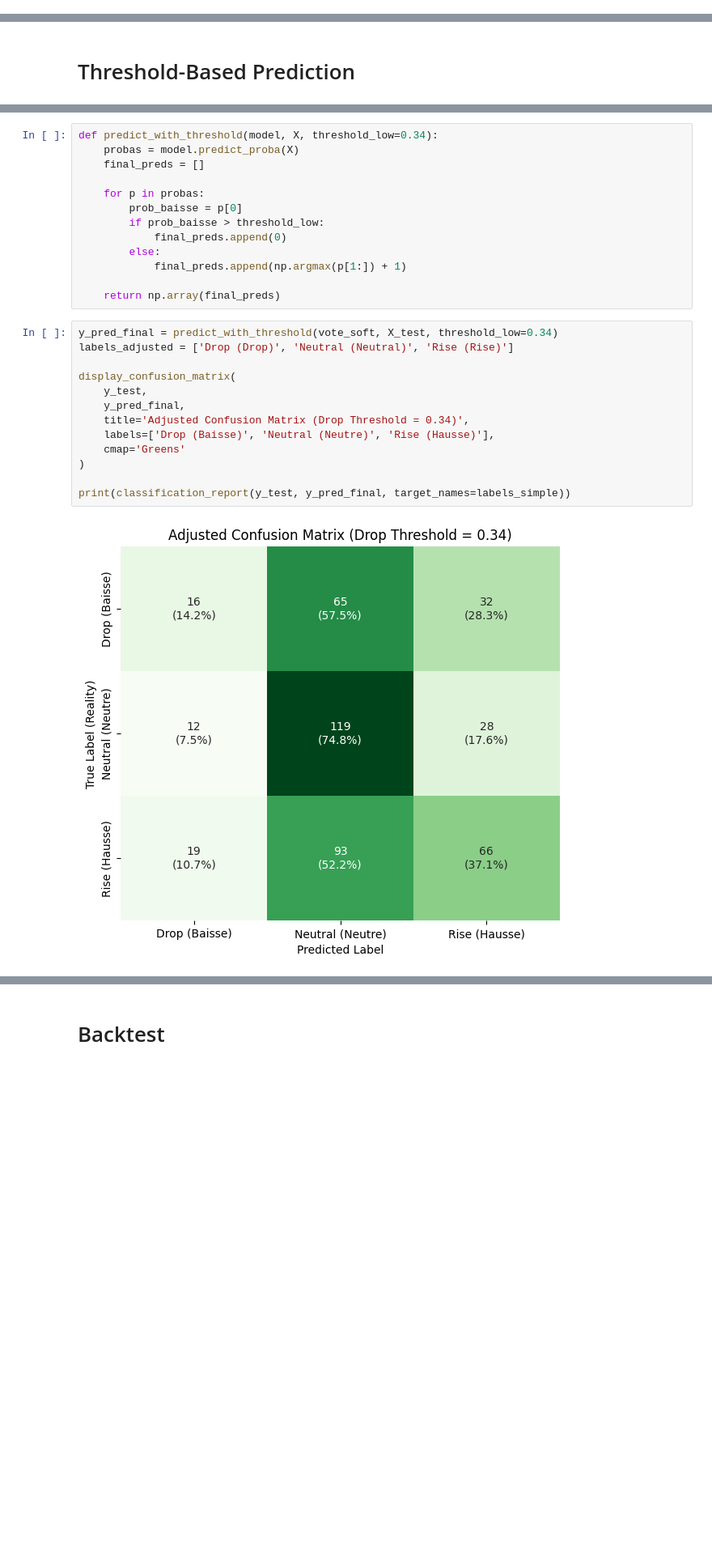
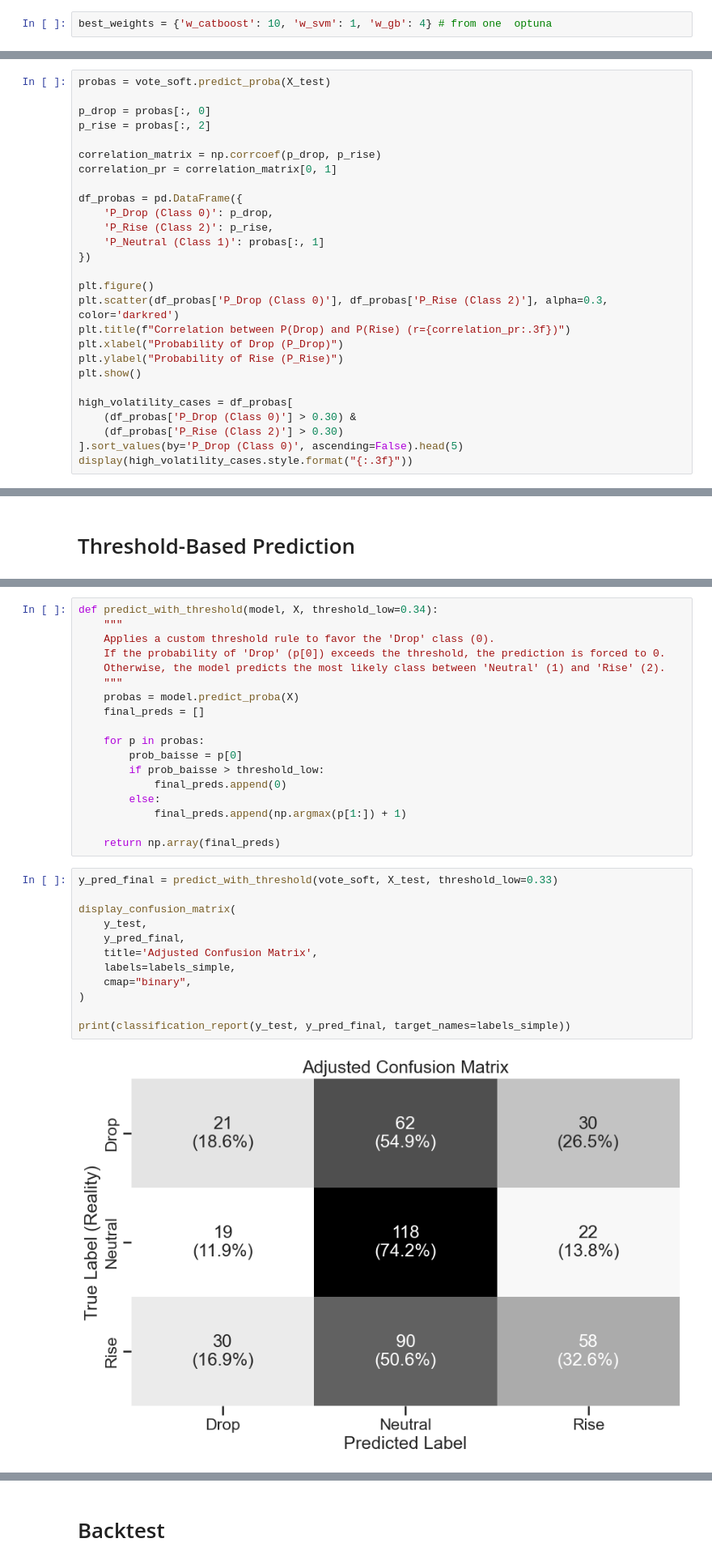
Before and after one commit to YanisMtcr/Hull-Tactical-Market-Prediction, a Jupyter notebook: notebook/main.ipynb, the cells around one changed output, grey strips where cells are left out. Shown at 81% size. Cells and saved outputs as stored; diff of their text form; blank space fills up the shorter version.

```diff
--- a/notebook/main.ipynb
+++ b/notebook/main.ipynb
@@ -213,0 +289,2 @@ models = {
+# %%
+best_weights = {'w_catboost': 10, 'w_svm': 1, 'w_gb': 4} # from one  optuna
@@ -320,0 +434,27 @@ weighted avg       0.39      0.45      0.38       450
+# %%
+probas = vote_soft.predict_proba(X_test)
+
+p_drop = probas[:, 0]
+p_rise = probas[:, 2]
+
+correlation_matrix = np.corrcoef(p_drop, p_rise)
+correlation_pr = correlation_matrix[0, 1]
+
+df_probas = pd.DataFrame({
+    'P_Drop (Class 0)': p_drop,
+    'P_Rise (Class 2)': p_rise,
+    'P_Neutral (Class 1)': probas[:, 1]
+})
+
+plt.figure()
+plt.scatter(df_probas['P_Drop (Class 0)'], df_probas['P_Rise (Class 2)'], alpha=0.3, color='darkred')
+plt.title(f"Correlation between P(Drop) and P(Rise) (r={correlation_pr:.3f})")
+plt.xlabel("Probability of Drop (P_Drop)")
+plt.ylabel("Probability of Rise (P_Rise)")
+plt.show()
+
+high_volatility_cases = df_probas[
+    (df_probas['P_Drop (Class 0)'] > 0.30) &
+    (df_probas['P_Rise (Class 2)'] > 0.30)
+].sort_values(by='P_Drop (Class 0)', ascending=False).head(5)
+display(high_volatility_cases.style.format("{:.3f}"))
@@ -324,5 +475,10 @@ weighted avg       0.39      0.45      0.38       450
 # %%
 def predict_with_threshold(model, X, threshold_low=0.34):
+    """
+    Applies a custom threshold rule to favor the 'Drop' class (0).
+    If the probability of 'Drop' (p[0]) exceeds the threshold, the prediction is forced to 0.
+    Otherwise, the model predicts the most likely class between 'Neutral' (1) and 'Rise' (2).
+    """
     probas = model.predict_proba(X)
     final_preds = []
 
@@ -335,19 +491,18 @@ def predict_with_threshold(model, X, threshold_low=0.34):
 
     return np.array(final_preds)
 # %%
-y_pred_final = predict_with_threshold(vote_soft, X_test, threshold_low=0.34)
-labels_adjusted = ['Drop (Drop)', 'Neutral (Neutral)', 'Rise (Rise)']
+y_pred_final = predict_with_threshold(vote_soft, X_test, threshold_low=0.33)
 
 display_confusion_matrix(
     y_test,
     y_pred_final,
-    title='Adjusted Confusion Matrix (Drop Threshold = 0.34)',
-    labels=['Drop (Baisse)', 'Neutral (Neutre)', 'Rise (Hausse)'],
-    cmap='Greens'
+    title='Adjusted Confusion Matrix',
+    labels=labels_simple,
+    cmap="binary",
 )
 
 print(classification_report(y_test, y_pred_final, target_names=labels_simple))
 # %% [output]
-[figure, old version]
+[figure, new version]
               precision    recall  f1-score   support
 
```
Also changed, not shown: parts of 24 cells of this notebook, 5 other files.
